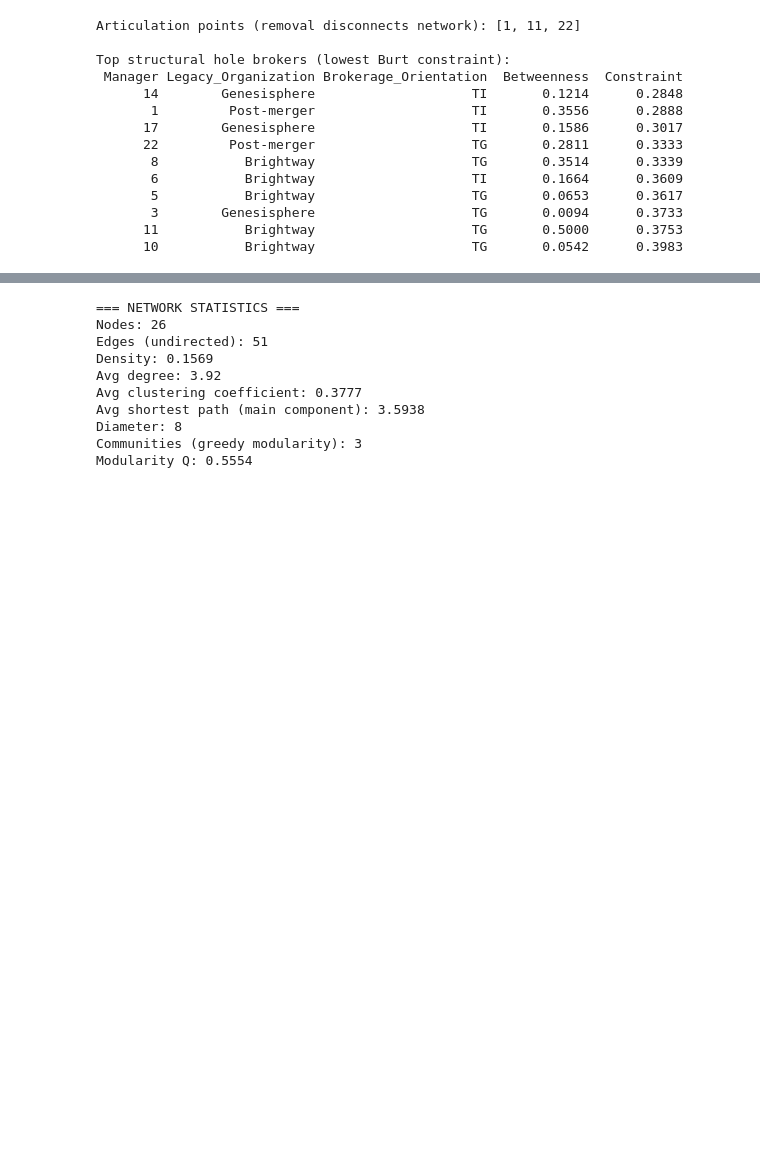
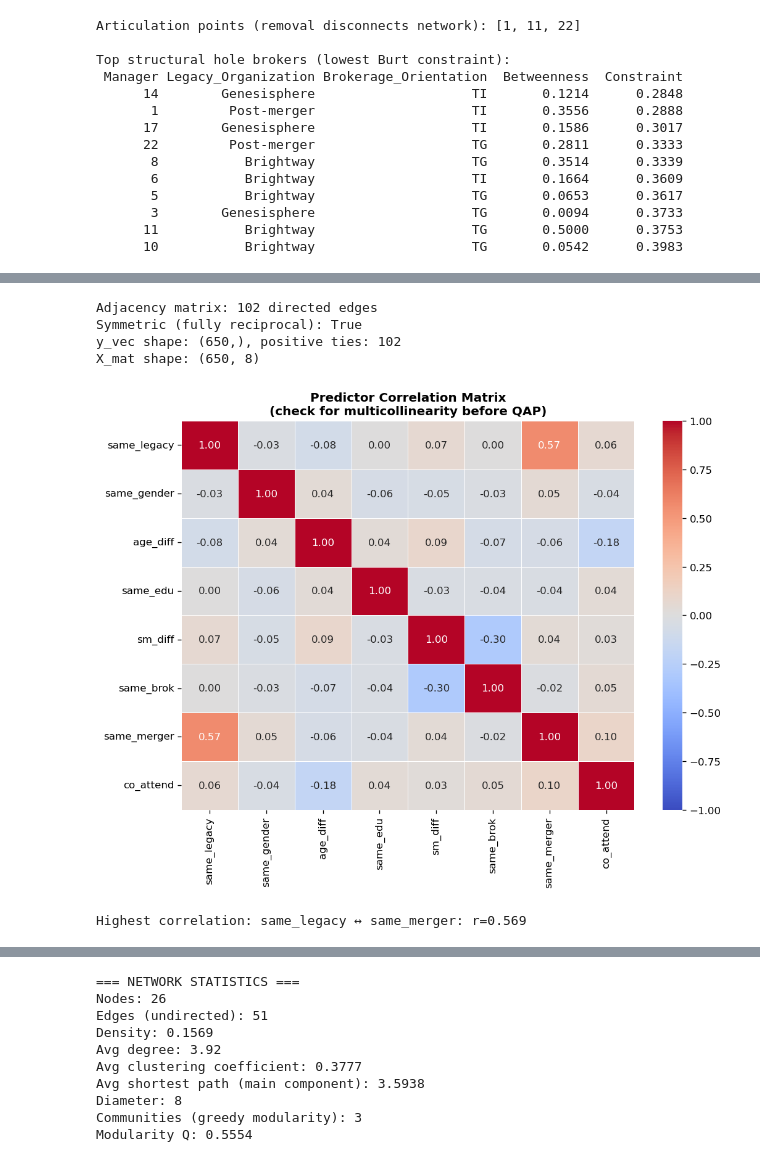
Before and after one commit to shortstax23/assignment_sno, a Jupyter notebook: analysis.ipynb, the cells around one changed output, grey strips where cells are left out. Drawn from its saved outputs; the diff is of its cells as text; code cells hidden in the pictures; blank space fills up the shorter version.

```diff
--- a/analysis.ipynb
+++ b/analysis.ipynb
@@ -510,0 +667,40 @@ plt.show()
+# %%
+# --- Build 26×26 adjacency matrix Y and flatten everything to vectors ---
+Y = np.zeros((n, n), dtype=float)
+for _, row in edges.iterrows():
+    Y[int(row['Source'])-1, int(row['Target'])-1] = 1.0
+
+print(f'Adjacency matrix: {int(Y.sum())} directed edges')
+print(f'Symmetric (fully reciprocal): {np.allclose(Y, Y.T)}')   # expected: True
+
+# Flatten: 650 off-diagonal dyads
+y_vec = Y[mask_off]
+X_mat = np.column_stack([M[mask_off] for M in pred_mats])
+
+print(f'y_vec shape: {y_vec.shape}, positive ties: {int(y_vec.sum())}')
+print(f'X_mat shape: {X_mat.shape}')
+# %% [output]
+Adjacency matrix: 102 directed edges
+Symmetric (fully reciprocal): True
+y_vec shape: (650,), positive ties: 102
+X_mat shape: (650, 8)
+# %%
+# --- Predictor collinearity check ---
+pred_df  = pd.DataFrame(X_mat, columns=pred_names)
+corr_mat = pred_df.corr()
+
+fig, ax = plt.subplots(figsize=(9, 7))
+sns.heatmap(corr_mat, annot=True, fmt='.2f', cmap='coolwarm', center=0,
+            linewidths=0.5, ax=ax, vmin=-1, vmax=1)
+ax.set_title('Predictor Correlation Matrix\n(check for multicollinearity before QAP)',
+             fontweight='bold')
+plt.tight_layout()
+plt.show()
+
+# Flag highest pair
+corr_vals = corr_mat.abs().where(~np.eye(len(pred_names), dtype=bool))
+max_pair  = corr_vals.stack().idxmax()
+print(f'Highest correlation: {max_pair[0]} ↔ {max_pair[1]}: r={corr_mat.loc[max_pair]:.3f}')
+# %% [output]
+[figure, added]
+Highest correlation: same_legacy ↔ same_merger: r=0.569
```
Also changed, not shown: parts of 42 cells of this notebook, 5 other files.
